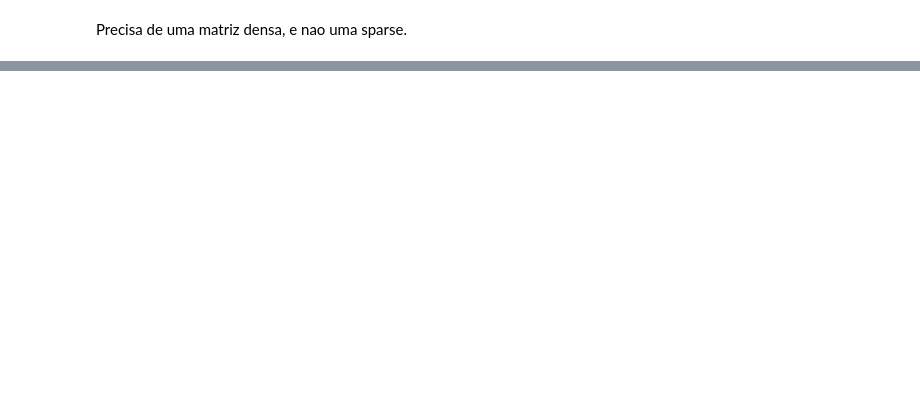
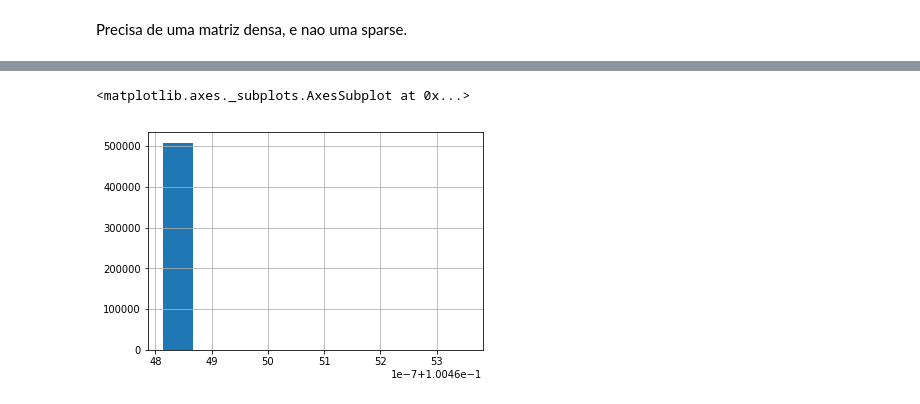
Before and after one commit to arruda/avito_challenge, a Jupyter notebook: arruda.ipynb, the cells around one changed output, grey strips where cells are left out. Saved outputs shown, nothing was run; the diff lists cells and outputs as text; code cells hidden in the pictures; blank space fills up the shorter version.

```diff
--- a/arruda.ipynb
+++ b/arruda.ipynb
@@ -281,0 +381,2 @@ Name: deal_prob_class, Length: 1271953, dtype: object
+# %%
+submission_df['description_reduced'] = return_description_reduced(submission_df)
@@ -281,0 +395,2 @@ Name: deal_prob_class, Length: 1271953, dtype: object
+# %%
+description_vectorized_submission = vectorizer_description.transform(submission_df['description_reduced'])
@@ -281,0 +403,2 @@ Name: deal_prob_class, Length: 1271953, dtype: object
+# %%
+y_predic = description_reduced_countvec_svr_model.predict(description_vectorized_submission)
@@ -281,0 +420,4 @@ Name: deal_prob_class, Length: 1271953, dtype: object
+# %%
+submission_prediction_df = pd.DataFrame(
+    {'deal_probability': y_predic},
+    index=submission_df['item_id'])
@@ -281,0 +434,5 @@ Name: deal_prob_class, Length: 1271953, dtype: object
+# %%
+submission_prediction_df['deal_probability'].hist()
+# %% [output]
+<matplotlib.axes._subplots.AxesSubplot at 0x...>
+[figure, added]
```
Also changed, not shown: parts of 45 cells of this notebook.
